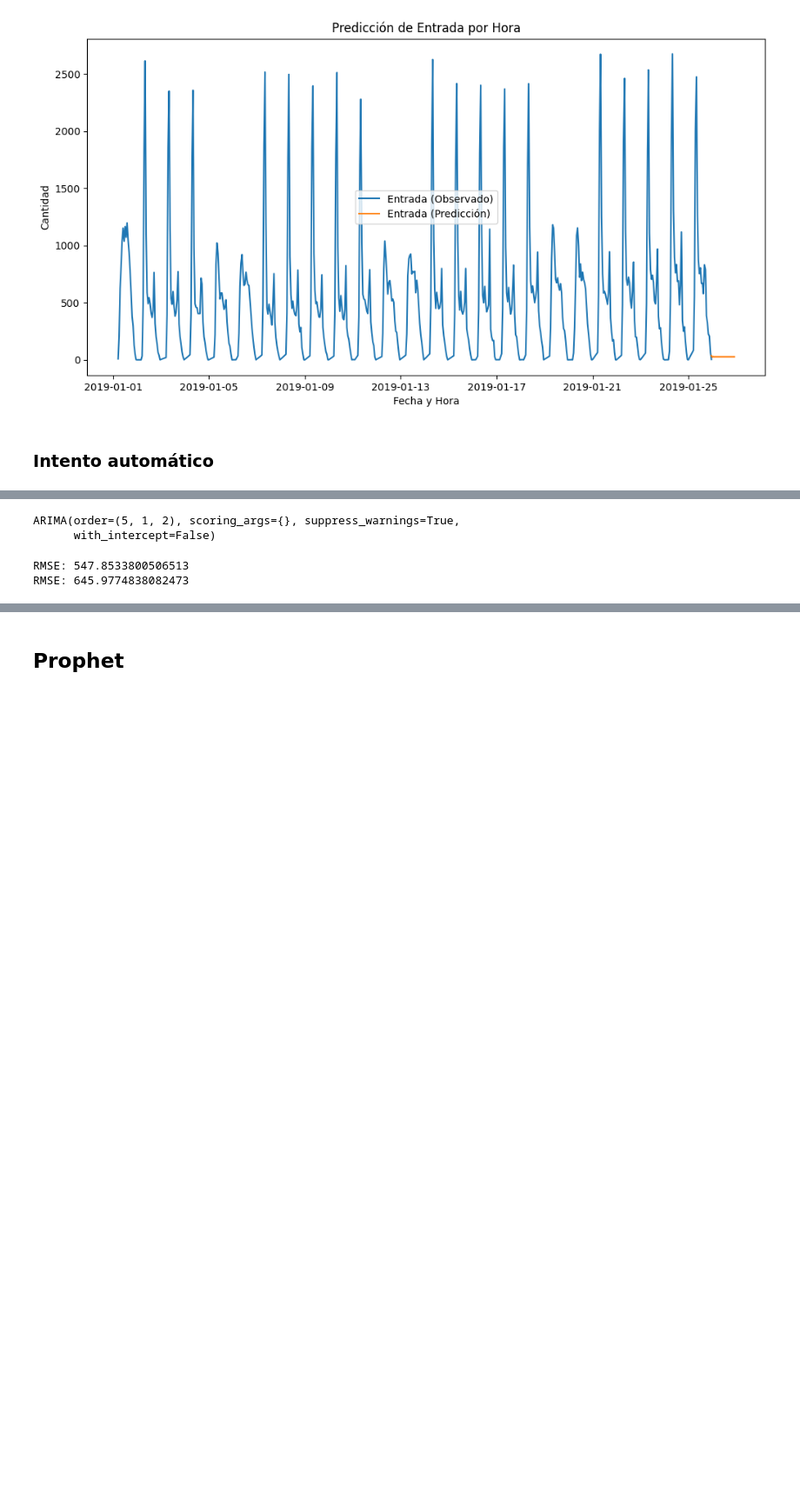
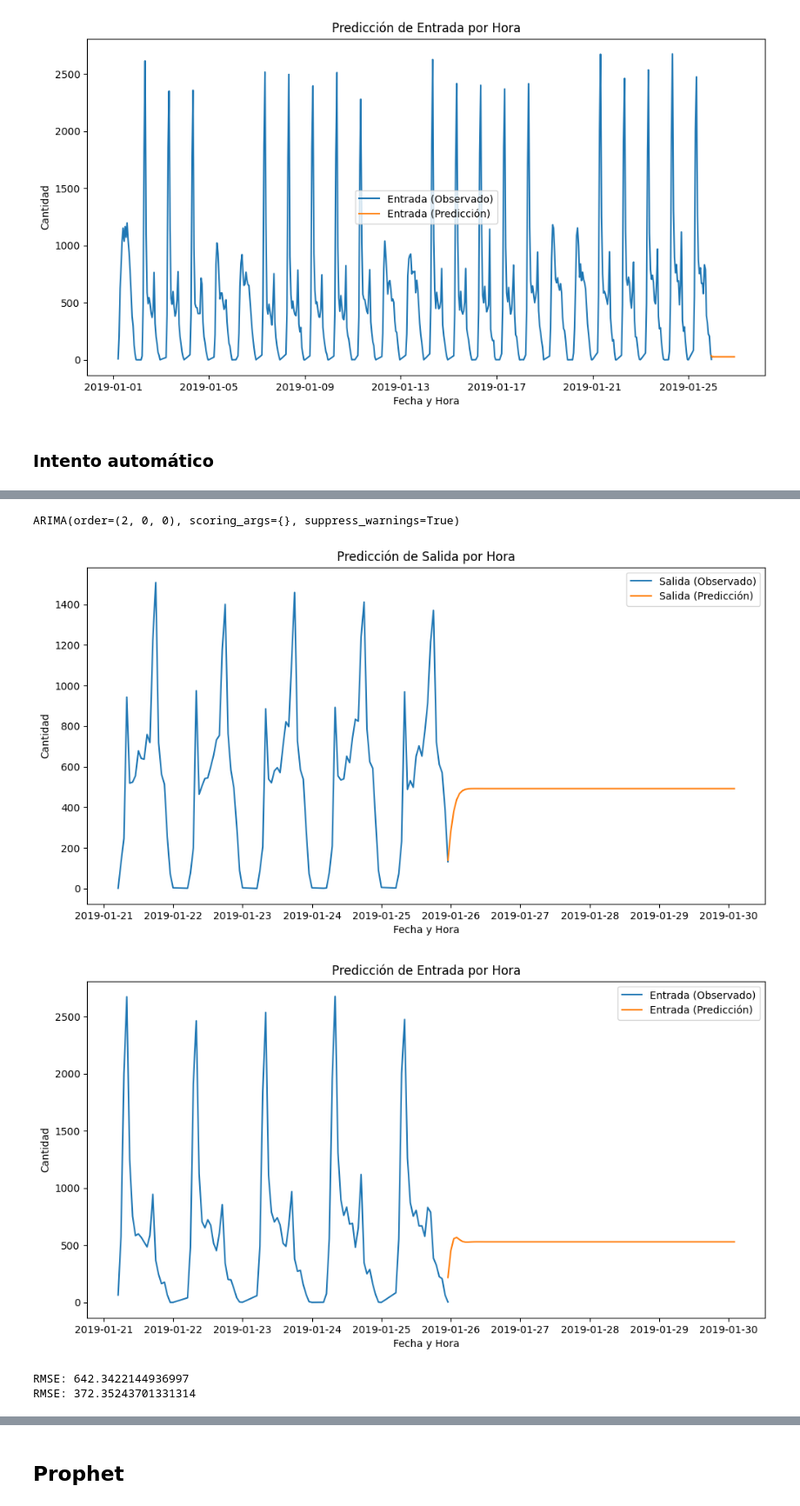
Before and after one commit to quiquecueto/TFM-Intelligent-Systems, a Jupyter notebook: TFM_project.ipynb, the cells around one changed output, grey strips where cells are left out. Shown at 87% size. Drawn from its saved outputs; the diff is of its cells as text; code cells hidden in the pictures; blank space fills up the shorter version.

```diff
--- a/TFM_project.ipynb
+++ b/TFM_project.ipynb
@@ -971,3 +971,6 @@ arima_df = arima_df.groupby(['stationID', pd.Grouper(freq='H', level=0), 'status
 arima_df.rename(columns={0: 'salida', 1: 'entrada'}, inplace=True)
 arima_df.reset_index(inplace=True)
 arima_df.set_index('time', inplace=True)
+# %%
+station_data = arima_df[arima_df['stationID'] == 0]
+station_data
@@ -974,8 +992,8 @@ arima_df.set_index('time', inplace=True)
 # %%
 # Separa tus datos en conjuntos de entrenamiento y prueba
-train_size = int(len(arima_df) * 0.8)
-train_data = arima_df.iloc[:train_size]
-test_data = arima_df.iloc[train_size:]
+train_size = int(len(station_data) * 0.8)
+train_data = station_data.iloc[:train_size]
+test_data = station_data.iloc[train_size:]
 # %%
 model_entrada = auto_arima(train_data['entrada'], seasonal=True, stepwise=True, trace=True)
 # %% [output]
@@ -1021,20 +1039,41 @@ Total fit time: 151.185 seconds
 model_entrada.fit(train_data['entrada'])
 model_salida.fit(train_data['salida'])
 # %% [output]
-ARIMA(order=(5, 1, 2), scoring_args={}, suppress_warnings=True,
-      with_intercept=False)
+ARIMA(order=(2, 0, 0), scoring_args={}, suppress_warnings=True)
 # %%
 # Realiza predicciones en el conjunto de prueba
 predictions_entrada = model_entrada.predict(n_periods=len(test_data))
 predictions_salida = model_salida.predict(n_periods=len(test_data))
+# %%
+# Visualiza las predicciones
+plt.figure(figsize=(12, 6))
+plt.plot(test_data.index, test_data["salida"], label="Salida (Observado)")
+plt.plot(pd.date_range(start=test_data.index[-1], periods=len(test_data), freq="H"), predictions_salida, label="Salida (Predicción)")
+plt.xlabel("Fecha y Hora")
+plt.ylabel("Cantidad")
+plt.legend()
+plt.title("Predicción de Salida por Hora")
+plt.show()
+
+plt.figure(figsize=(12, 6))
+plt.plot(test_data.index, test_data["entrada"], label="Entrada (Observado)")
+plt.plot(pd.date_range(start=test_data.index[-1], periods=len(test_data), freq="H"), predictions_entrada, label="Entrada (Predicción)")
+plt.xlabel("Fecha y Hora")
+plt.ylabel("Cantidad")
+plt.legend()
+plt.title("Predicción de Entrada por Hora")
+plt.show()
+# %% [output]
+[figure, added]
+[figure, added]
 # %%
 rmse_entrada = np.sqrt(mean_squared_error(test_data['entrada'], predictions_entrada))
 print(f'RMSE: {rmse_entrada}')
 rmse_salida = np.sqrt(mean_squared_error(test_data['salida'], predictions_salida))
 print(f'RMSE: {rmse_salida}')
 # %% [output]
-RMSE: 547.8533800506513
-RMSE: 645.9774838082473
+RMSE: 642.3422144936997
+RMSE: 372.35243701331314
 # %%
 del arima_df
 gc.collect()
```
Also changed, not shown: parts of 26 cells of this notebook.
